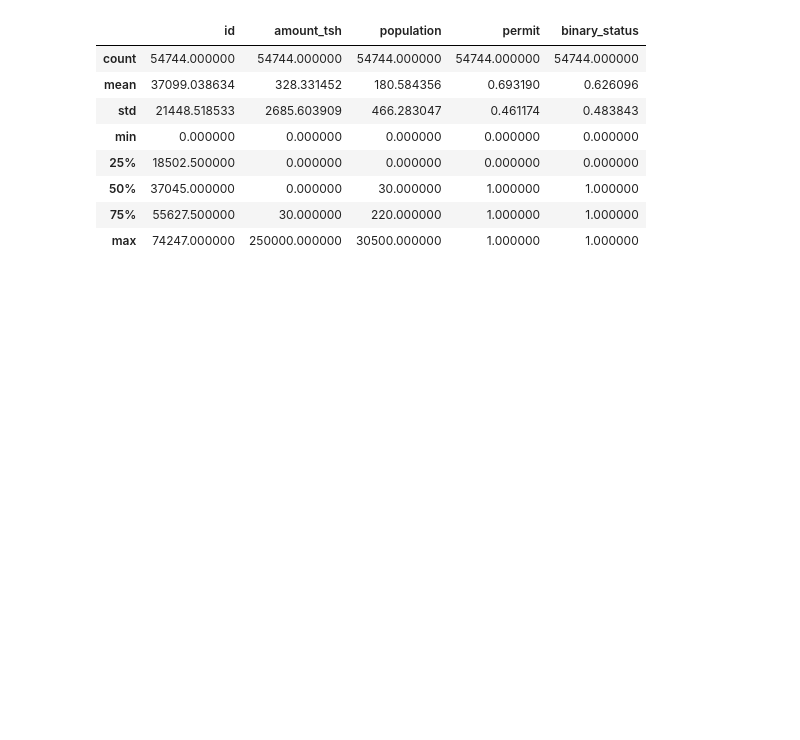
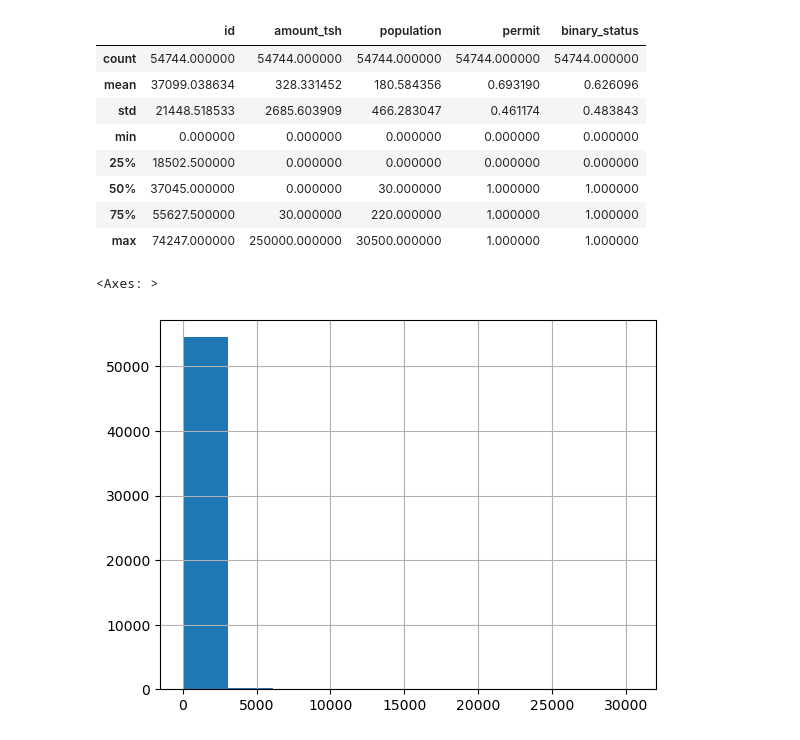
Before and after one commit to Hanan-Dayah/Phase-3-Project, a Jupyter notebook: Phase-3-Project/index.ipynb, the cells around one changed output. Saved outputs shown, nothing was run; the diff lists cells and outputs as text; code cells hidden in the pictures; blank space fills up the shorter version.

```diff
--- a/Phase-3-Project/index.ipynb
+++ b/Phase-3-Project/index.ipynb
@@ -440,3 +452,8 @@ df_1.describe() #looking for outliers
 | 50% | 37045.000000 | 0.000000 | 30.000000 | 1.000000 | 1.000000 |
 | 75% | 55627.500000 | 30.000000 | 220.000000 | 1.000000 | 1.000000 |
 | max | 74247.000000 | 250000.000000 | 30500.000000 | 1.000000 | 1.000000 |
+# %%
+df_1['population'].hist()
+# %% [output]
+<Axes: >
+[figure, added]
```
Also changed, not shown: parts of 11 cells of this notebook.
